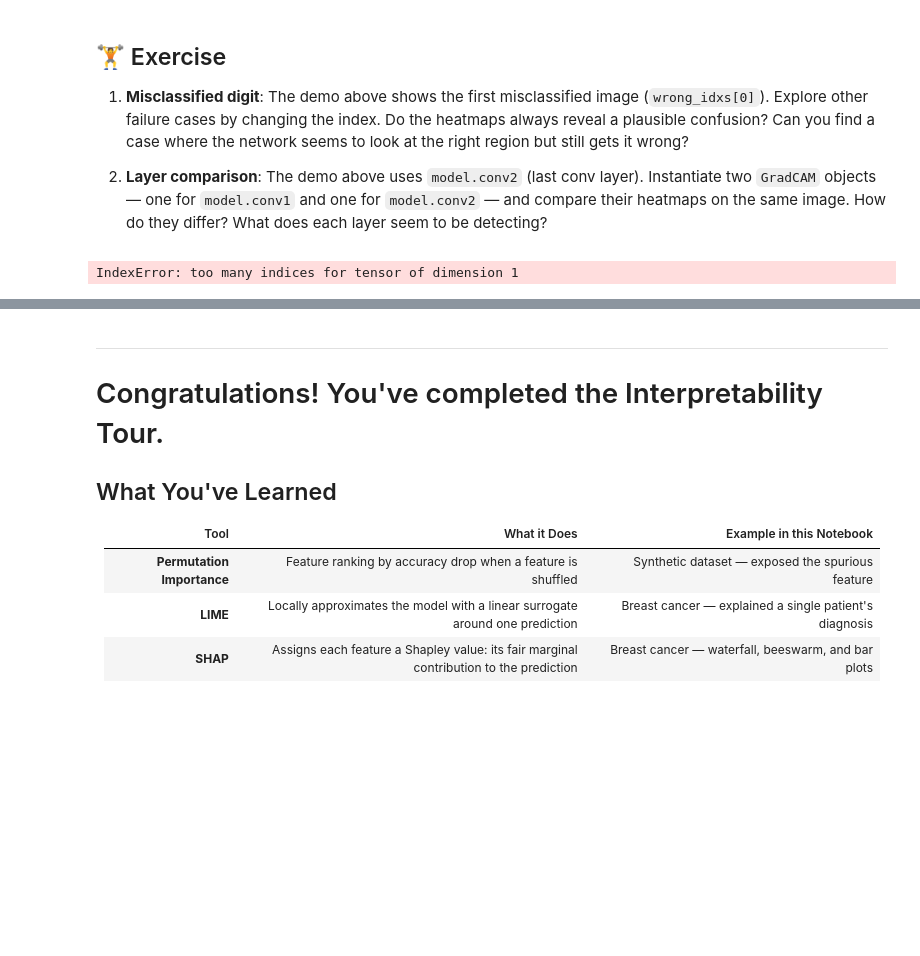
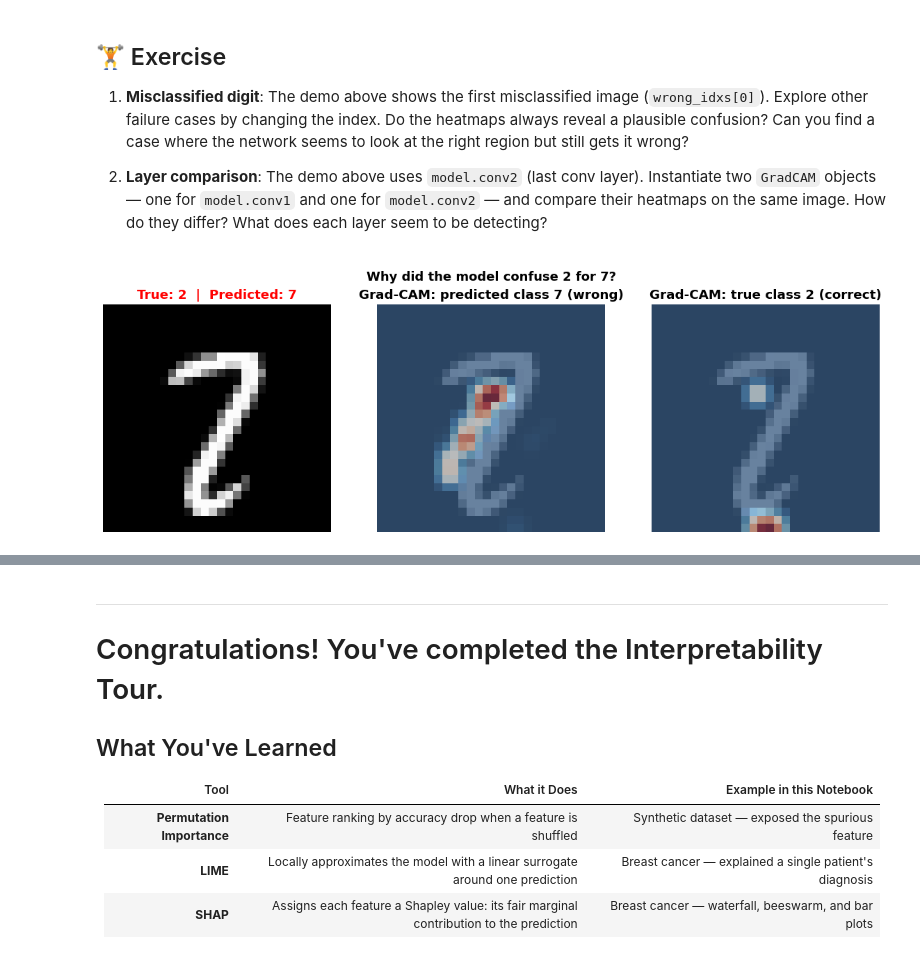
Before and after one commit to ssykes-eth/ETH_273-0003-00L, a Jupyter notebook: interpretability_unsolved.ipynb, the cells around one changed output, grey strips where cells are left out. Cells and saved outputs as stored; diff of their text form; code cells hidden in the pictures; blank space fills up the shorter version.

```diff
--- a/interpretability_unsolved.ipynb
+++ b/interpretability_unsolved.ipynb
@@ -1337,35 +1337,35 @@ The left heatmap shows what the network fixated on to make the wrong call.
 # Change the index below to look at different failure cases.
 
 # 🎯🎯🎯 TODO: change the index (0, 1, 2, ...) to explore different mistakes 🎯🎯🎯
-demo_idx = wrong_idxs[0, 1, 2, 3].item()
+demo_idx = wrong_idxs[1].item()
 
 true_cls = test_labels[demo_idx].item()
 pred_cls = all_preds[demo_idx].item()
 
 img_tensor = test_images_dev[demo_idx:demo_idx+1]
 img_np     = test_images[demo_idx].squeeze().numpy()
 img_disp   = (img_np - img_np.min()) / (img_np.max() - img_np.min() + 1e-8)
 
 cam_pred, _ = grad_cam.compute_cam(img_tensor, class_idx=pred_cls)
 cam_true, _ = grad_cam.compute_cam(img_tensor, class_idx=true_cls)
 
 fig, axes = plt.subplots(1, 3, figsize=(12, 4))
 axes[0].imshow(img_np, cmap='gray')
 axes[0].set_title(f'True: {true_cls}  |  Predicted: {pred_cls}', fontweight='bold', color='red')
 axes[0].axis('off')
 axes[1].imshow(img_disp, cmap='gray', alpha=0.6)
 axes[1].imshow(cam_pred, cmap=CMAP, alpha=0.6)
 axes[1].set_title(f'Grad-CAM: predicted class {pred_cls} (wrong)', fontweight='bold')
 axes[1].axis('off')
 axes[2].imshow(img_disp, cmap='gray', alpha=0.6)
 axes[2].imshow(cam_true, cmap=CMAP, alpha=0.6)
 axes[2].set_title(f'Grad-CAM: true class {true_cls} (correct)', fontweight='bold')
 axes[2].axis('off')
 fig.suptitle(f'Why did the model confuse {true_cls} for {pred_cls}?', fontsize=13, fontweight='bold')
 plt.tight_layout()
 plt.show()
 # %% [output]
-IndexError: too many indices for tensor of dimension 1
+[figure, added]
 # %%
 # ── Exercise 2 (Grad-CAM): Layer comparison — conv1 vs conv2 ────────────
 # We compare Grad-CAM from the FIRST convolutional layer (conv1)
```
Also changed, not shown: parts of 1 cell of this notebook.
